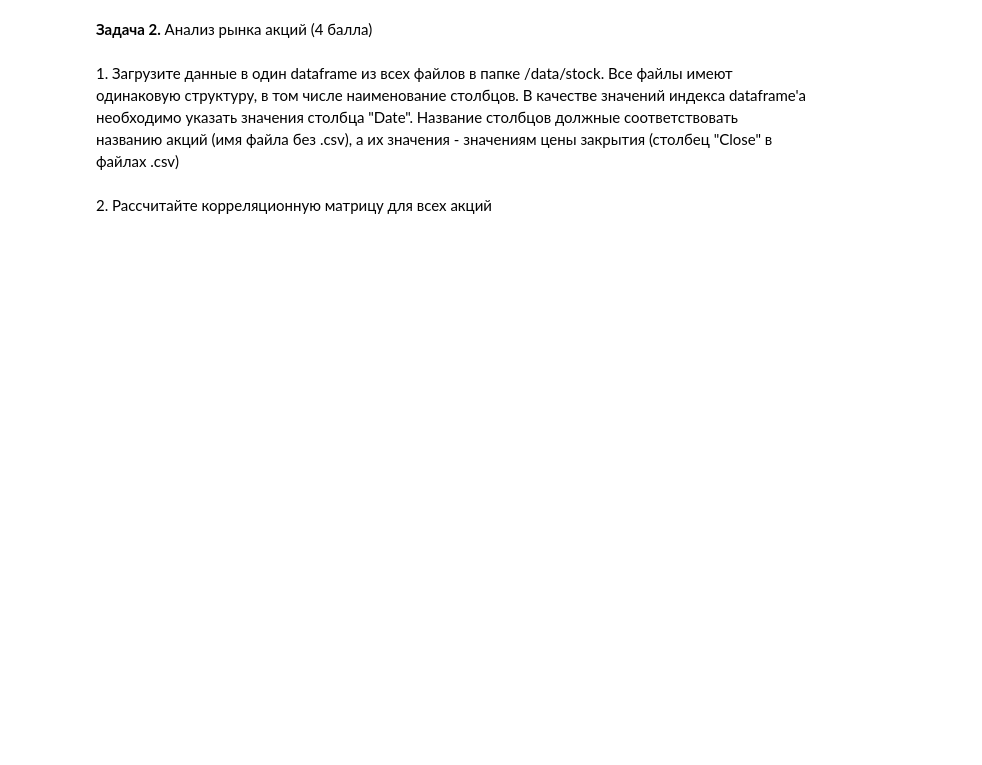
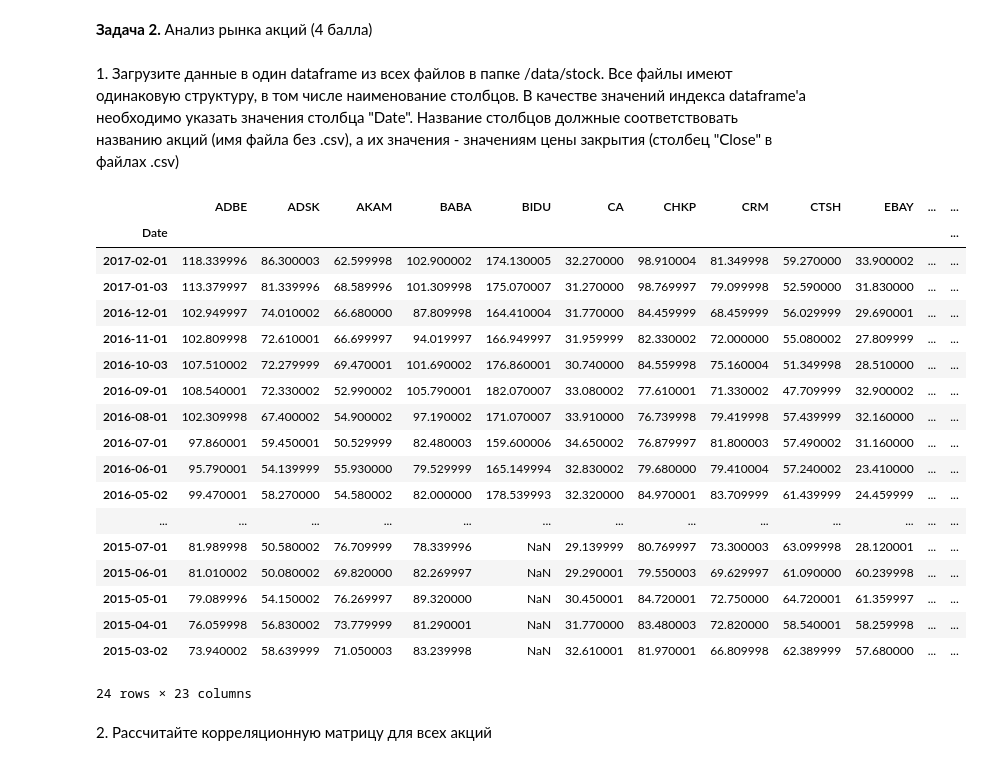
Before and after one commit to Usoshin/MLMeth, a Jupyter notebook: notebooks/A1_Descriptive_Analysis.ipynb, the cells around one changed output. Drawn from its saved outputs; the diff is of its cells as text; code cells hidden in the pictures; blank space fills up the shorter version.

```diff
--- a/notebooks/A1_Descriptive_Analysis.ipynb
+++ b/notebooks/A1_Descriptive_Analysis.ipynb
@@ -279,3 +292,35 @@ df
+# %%
+# Ваш код
+import os
+path = "../data/A1_Descriptive_Analysis/stock"   # Путь к файлам
+full_file_name = os.listdir(path) #список файлов в папке file_path
+Matr = pd.DataFrame() #пустой датафрейм
+for filename in full_file_name: # для всех имен
+    buffer = pd.read_csv(path+"/"+filename) #считываем в буфер файл
+    Matr[filename.partition('.')[0]] = buffer["Close"] #для нового столбца с названием как у файла но без расширения записываем столбец буффера закрытия
+    indexM = buffer["Date"] # идекс для матрицы дата
+Matr.index = indexM
+Matr
+# %% [output]
+|  | ADBE | ADSK | AKAM | BABA | BIDU | CA | CHKP | CRM | CTSH | EBAY | ... | ... |
+| Date |  |  |  |  |  |  |  |  |  |  |  | ... |
+| 2017-02-01 | 118.339996 | 86.300003 | 62.599998 | 102.900002 | 174.130005 | 32.270000 | 98.910004 | 81.349998 | 59.270000 | 33.900002 | ... | ... |
+| 2017-01-03 | 113.379997 | 81.339996 | 68.589996 | 101.309998 | 175.070007 | 31.270000 | 98.769997 | 79.099998 | 52.590000 | 31.830000 | ... | ... |
+| 2016-12-01 | 102.949997 | 74.010002 | 66.680000 | 87.809998 | 164.410004 | 31.770000 | 84.459999 | 68.459999 | 56.029999 | 29.690001 | ... | ... |
+| 2016-11-01 | 102.809998 | 72.610001 | 66.699997 | 94.019997 | 166.949997 | 31.959999 | 82.330002 | 72.000000 | 55.080002 | 27.809999 | ... | ... |
+| 2016-10-03 | 107.510002 | 72.279999 | 69.470001 | 101.690002 | 176.860001 | 30.740000 | 84.559998 | 75.160004 | 51.349998 | 28.510000 | ... | ... |
+| 2016-09-01 | 108.540001 | 72.330002 | 52.990002 | 105.790001 | 182.070007 | 33.080002 | 77.610001 | 71.330002 | 47.709999 | 32.900002 | ... | ... |
+| 2016-08-01 | 102.309998 | 67.400002 | 54.900002 | 97.190002 | 171.070007 | 33.910000 | 76.739998 | 79.419998 | 57.439999 | 32.160000 | ... | ... |
+| 2016-07-01 | 97.860001 | 59.450001 | 50.529999 | 82.480003 | 159.600006 | 34.650002 | 76.879997 | 81.800003 | 57.490002 | 31.160000 | ... | ... |
+| 2016-06-01 | 95.790001 | 54.139999 | 55.930000 | 79.529999 | 165.149994 | 32.830002 | 79.680000 | 79.410004 | 57.240002 | 23.410000 | ... | ... |
+| 2016-05-02 | 99.470001 | 58.270000 | 54.580002 | 82.000000 | 178.539993 | 32.320000 | 84.970001 | 83.709999 | 61.439999 | 24.459999 | ... | ... |
+| ... | ... | ... | ... | ... | ... | ... | ... | ... | ... | ... | ... | ... |
+| 2015-07-01 | 81.989998 | 50.580002 | 76.709999 | 78.339996 | NaN | 29.139999 | 80.769997 | 73.300003 | 63.099998 | 28.120001 | ... | ... |
+| 2015-06-01 | 81.010002 | 50.080002 | 69.820000 | 82.269997 | NaN | 29.290001 | 79.550003 | 69.629997 | 61.090000 | 60.239998 | ... | ... |
+| 2015-05-01 | 79.089996 | 54.150002 | 76.269997 | 89.320000 | NaN | 30.450001 | 84.720001 | 72.750000 | 64.720001 | 61.359997 | ... | ... |
+| 2015-04-01 | 76.059998 | 56.830002 | 73.779999 | 81.290001 | NaN | 31.770000 | 83.480003 | 72.820000 | 58.540001 | 58.259998 | ... | ... |
+| 2015-03-02 | 73.940002 | 58.639999 | 71.050003 | 83.239998 | NaN | 32.610001 | 81.970001 | 66.809998 | 62.389999 | 57.680000 | ... | ... |
+24 rows × 23 columns
 # %% [markdown]
 <p>2. Рассчитайте корреляционную матрицу для всех акций</p>
 # %%
```
Also changed, not shown: parts of 12 cells of this notebook.
